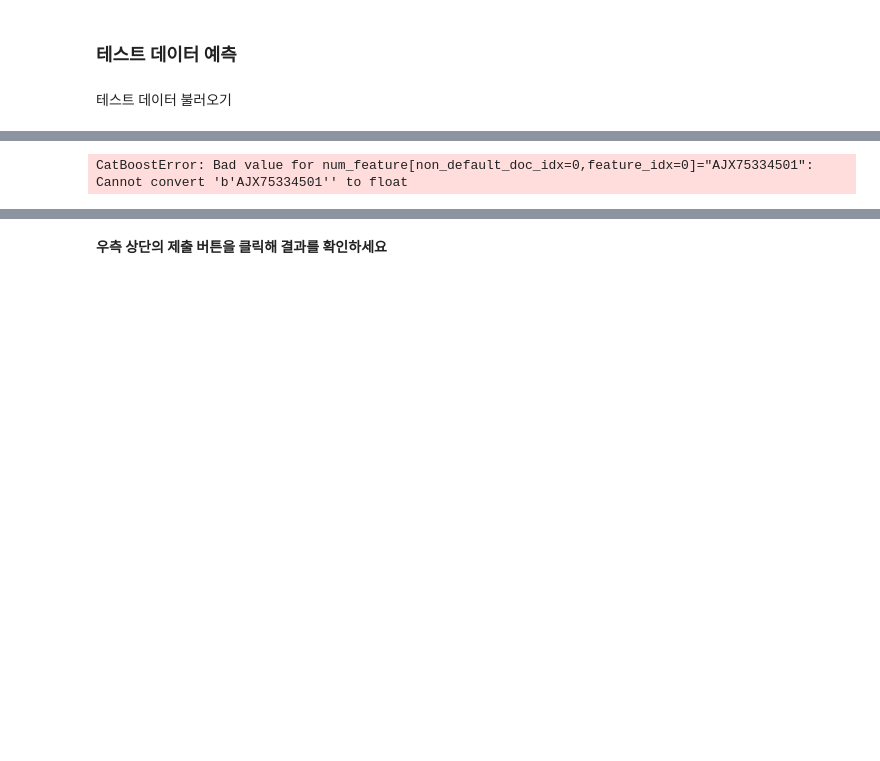
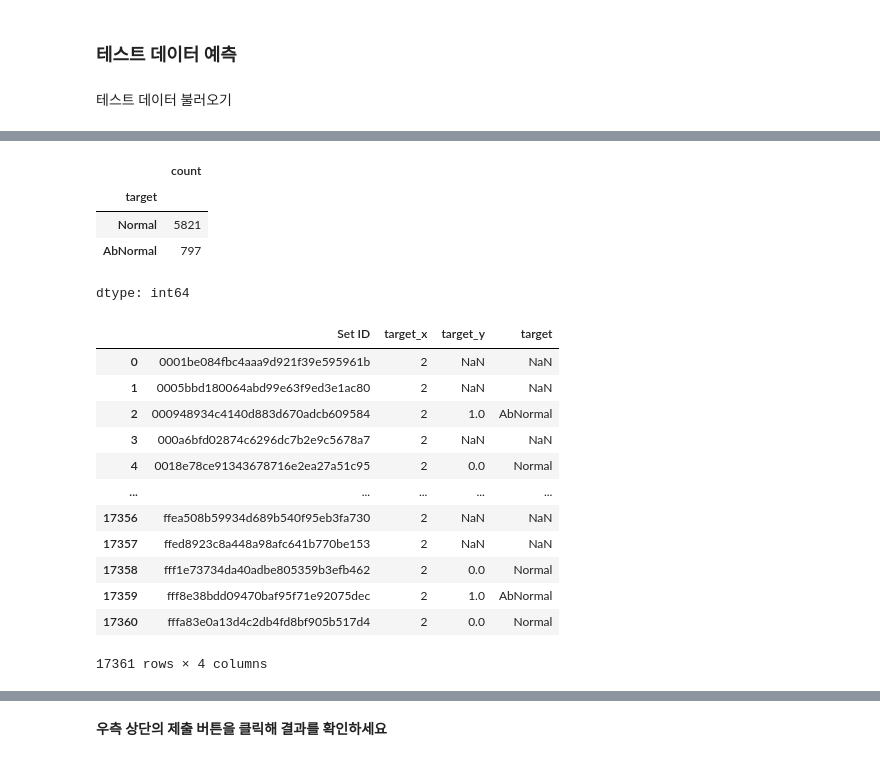
Before and after one commit to ryudonggle/lg-aimers-5-, a Jupyter notebook: ujin.ipynb.ipynb, the cells around one changed output, grey strips where cells are left out. Drawn from its saved outputs; the diff is of its cells as text; code cells hidden in the pictures; blank space fills up the shorter version.

Commit message:
Colab을 통해 생성됨

```diff
--- a/ujin.ipynb.ipynb
+++ b/ujin.ipynb.ipynb
@@ -672,7 +803,27 @@ sub=pd.read_csv('/content/drive/MyDrive/Colab Notebooks/lg aimers 5기/submis
 # %%
-test_df['target']=model.predict(test_x)
-sub['target'].replace({0:'Normal',1:'AbNormal'},inplace=True)
-
 sub['target'].value_counts()
 # %% [output]
+|  | count |
+| target |  |
+| Normal | 5821 |
+| AbNormal | 797 |
-CatBoostError: Bad value for num_feature[non_default_doc_idx=0,feature_idx=0]="AJX75334501": Cannot convert 'b'AJX75334501'' to float
+dtype: int64
+# %%
+Equipment1 = pd.read_csv('/content/drive/MyDrive/Colab Notebooks/lg aimers 5기/Equipment1_submission.csv')
+Equipment2 = pd.read_csv('/content/drive/MyDrive/Colab Notebooks/lg aimers 5기/Equipment2_submission.csv')
+
+Equipment1
+# %% [output]
+|  | Set ID | target_x | target_y | target |
+| 0 | 0001be084fbc4aaa9d921f39e595961b | 2 | NaN | NaN |
+| 1 | 0005bbd180064abd99e63f9ed3e1ac80 | 2 | NaN | NaN |
+| 2 | 000948934c4140d883d670adcb609584 | 2 | 1.0 | AbNormal |
+| 3 | 000a6bfd02874c6296dc7b2e9c5678a7 | 2 | NaN | NaN |
+| 4 | 0018e78ce91343678716e2ea27a51c95 | 2 | 0.0 | Normal |
+| ... | ... | ... | ... | ... |
+| 17356 | ffea508b59934d689b540f95eb3fa730 | 2 | NaN | NaN |
+| 17357 | ffed8923c8a448a98afc641b770be153 | 2 | NaN | NaN |
+| 17358 | fff1e73734da40adbe805359b3efb462 | 2 | 0.0 | Normal |
+| 17359 | fff8e38bdd09470baf95f71e92075dec | 2 | 1.0 | AbNormal |
+| 17360 | fffa83e0a13d4c2db4fd8bf905b517d4 | 2 | 0.0 | Normal |
+17361 rows × 4 columns
```
Also changed, not shown: parts of 22 cells of this notebook.
